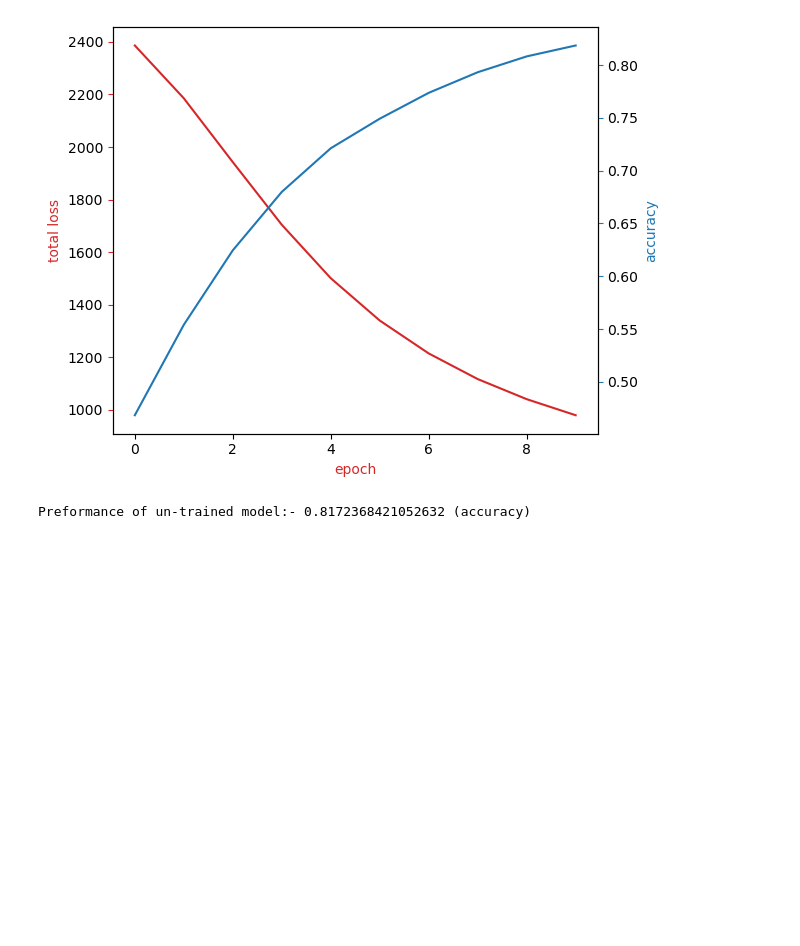
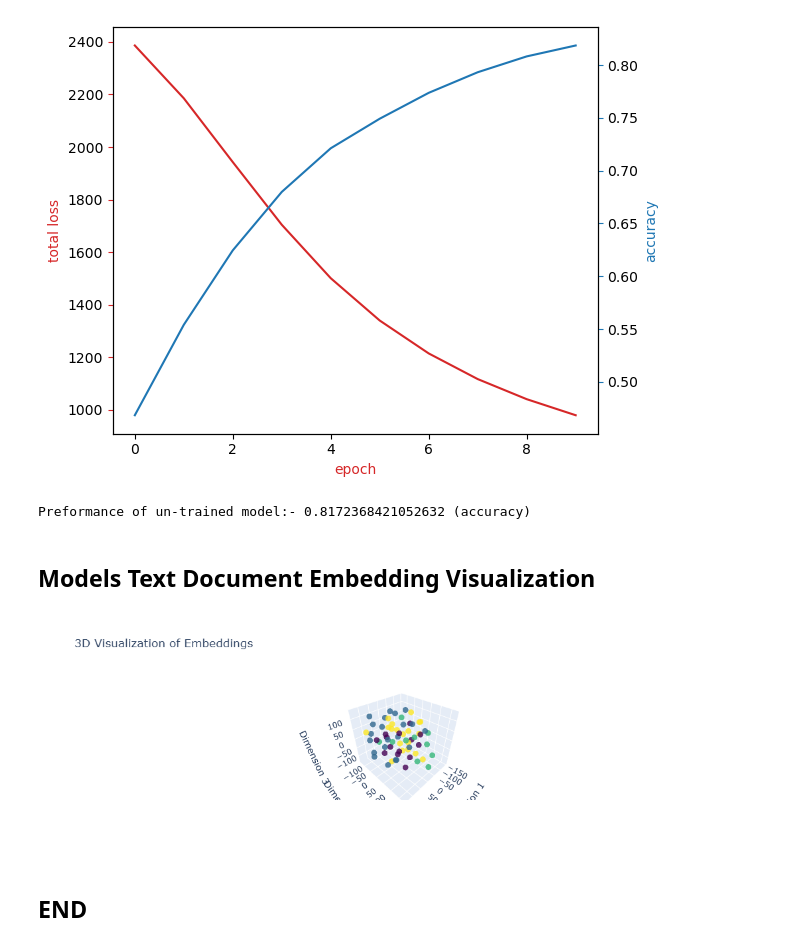
Before and after one commit to vijayabalanj1994/Document_Classification_GAI, a Jupyter notebook: Document_Classification.ipynb, the cells around one changed output. Cells and saved outputs as stored; diff of their text form; code cells hidden in the pictures; blank space fills up the shorter version.

Commit message:
Visualized text embeddings

```diff
--- a/Document_Classification.ipynb
+++ b/Document_Classification.ipynb
@@ -340,3 +340,44 @@ plot(cum_loss_list, acc_epoch)
 print(f'Preformance of un-trained model:- {evaluate(test_dataloader)} (accuracy)')
 # %% [output]
 Preformance of un-trained model:- 0.8172368421052632 (accuracy)
+# %% [markdown]
+## Models Text Document Embedding Visualization
+# %%
+# extracting data from the 1st batch in validation dataloader
+label_tensor, text_token_indices_tensor, offsets_tensor = next(iter(valid_dataloader))
+text_token_indices_tensor.to(device)
+offsets_tensor.to(device)
+
+# getting the embeddings from nn.EmbeddingBag of the treained model (for the entire batch)
+embedded_tensor = model.embedding(text_token_indices_tensor, offsets_tensor)
+# converting the embedded_tensor into numpy array
+embedded_numpy = embedded_tensor.detach().cpu().numpy()
+
+# performing t-SNE on the embeddings to reduce their dimentionality to 3D using "TSNE" function from "sklearn" libary
+X_embedded_3d = TSNE(n_components=3).fit_transform(embedded_numpy)
+
+# creating 3D scatter plot using the "graph_objs" function from "plotly" library
+trace = go.Scatter3d(
+    x=X_embedded_3d[:, 0],
+    y=X_embedded_3d[:, 1],
+    z=X_embedded_3d[:, 2],
+    mode='markers',
+    marker=dict(
+        size=5,
+        color=label_tensor.cpu().numpy(),  # Use label information for color
+        colorscale='Viridis',  # Choose a colorscale
+        opacity=0.8
+    )
+)
+
+layout = go.Layout(title="3D Visualization of Embeddings",
+                   scene=dict(xaxis_title='Dimension 1',
+                              yaxis_title='Dimension 2',
+                              zaxis_title='Dimension 3'))
+
+fig = go.Figure(data=[trace], layout=layout)
+fig.show()
+# %% [output]
+[figure, added]
+# %% [markdown]
+## END
```
